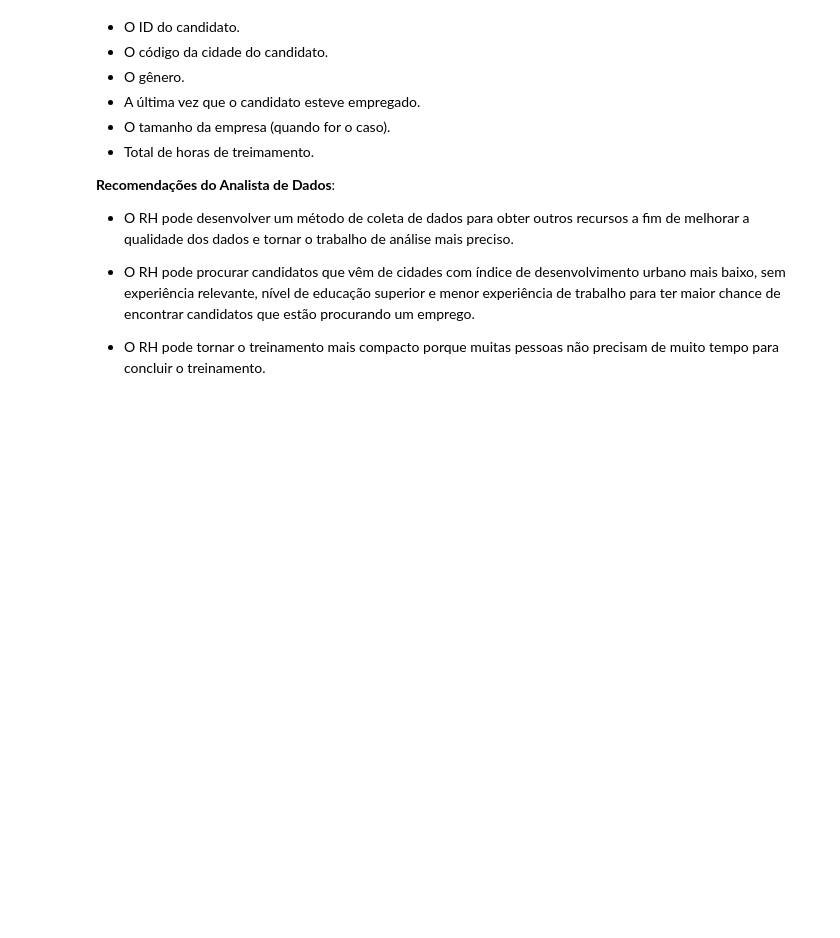
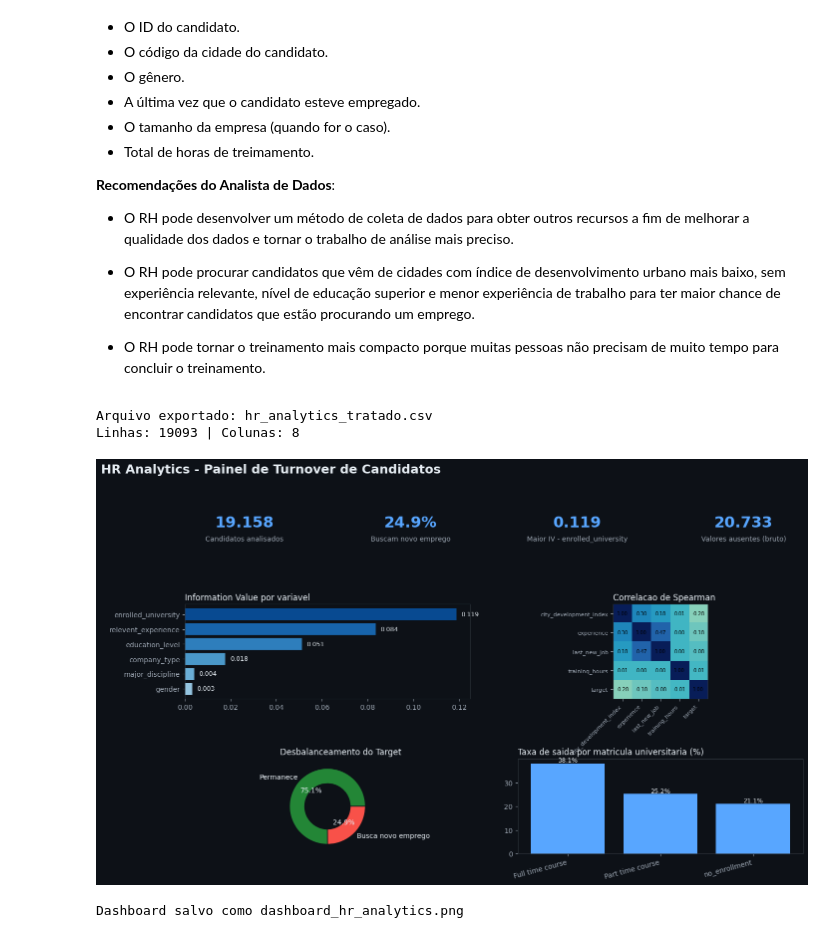
Before and after one commit to natoawayrj/Initial-HR-Analytics-project, a Jupyter notebook: ProjetoRH.ipynb, the cells around one changed output. Cells and saved outputs as stored; diff of their text form; code cells hidden in the pictures; blank space fills up the shorter version.

```diff
--- a/ProjetoRH.ipynb
+++ b/ProjetoRH.ipynb
@@ -1091,3 +1091,79 @@ Não são relevantes para a análise:
 - O RH pode procurar candidatos que vêm de cidades com índice de desenvolvimento urbano mais baixo, sem experiência relevante, nível de educação superior e menor experiência de trabalho para ter maior chance de encontrar candidatos que estão procurando um emprego.
 
 - O RH pode tornar o treinamento mais compacto porque muitas pessoas não precisam de muito tempo para concluir o treinamento.
+# %%
+# Exportando o dataset tratado para CSV (para uso em dashboard/BI)
+new_df.to_csv('hr_analytics_tratado.csv', index=False)
+print('Arquivo exportado:', 'hr_analytics_tratado.csv')
+print('Linhas:', new_df.shape[0], '| Colunas:', new_df.shape[1])
+# %% [output]
+Arquivo exportado: hr_analytics_tratado.csv
+Linhas: 19093 | Colunas: 8
+# %%
+import matplotlib.pyplot as plt
+import matplotlib.gridspec as gridspec
+import numpy as np
+import pandas as pd
+columns_cat = list(df.drop(columns=['target', 'enrollee_id', 'city', 'city_development_index', 'training_hours', 'experience', 'last_new_job', 'company_size']).columns)
+crosstabs = [pd.crosstab(df[c], df['target'], normalize='columns') for c in columns_cat]
+iv_values = [np.sum(np.log(ct[1] / ct[0]) * (ct[1] - ct[0])) for ct in crosstabs]
+df_iv = pd.DataFrame({'Feature': columns_cat, 'IV': iv_values}).set_index('Feature').sort_values('IV')
+df_num = df.copy()
+df_num['experience'] = df_num['experience'].replace({'<1': 1, '>20': 21}).astype(float)
+df_num['last_new_job'] = df_num['last_new_job'].replace({'never': 0, '>4': 5}).astype(float)
+corr = df_num.drop(columns=['enrollee_id']).corr(method='spearman', numeric_only=True)
+taxa_uni = df.groupby('enrolled_university')['target'].mean().sort_values(ascending=False) * 100
+total_candidatos = len(df)
+pct_saida = df['target'].mean() * 100
+iv_top_nome = df_iv['IV'].idxmax()
+iv_top_valor = df_iv['IV'].max()
+total_ausentes = int(df.isna().sum().sum())
+plt.rcParams.update({'figure.facecolor': '#0d1117', 'axes.facecolor': '#0d1117', 'savefig.facecolor': '#0d1117', 'text.color': '#e6edf3', 'axes.labelcolor': '#e6edf3', 'xtick.color': '#9da7b3', 'ytick.color': '#9da7b3', 'axes.edgecolor': '#30363d', 'font.size': 10})
+fig = plt.figure(figsize=(16, 9))
+gs = gridspec.GridSpec(3, 4, figure=fig, height_ratios=[0.6, 1.6, 1.6], hspace=0.8, wspace=0.4)
+fig.suptitle('HR Analytics - Painel de Turnover de Candidatos', fontsize=18, fontweight='bold', color='#e6edf3', x=0.02, ha='left')
+ax_k1 = fig.add_subplot(gs[0, 0])
+ax_k1.axis('off')
+ax_k1.text(0.5, 0.6, f"{total_candidatos:,}".replace(',', '.'), ha='center', va='center', fontsize=22, fontweight='bold', color='#58a6ff')
+ax_k1.text(0.5, 0.15, 'Candidatos analisados', ha='center', va='center', fontsize=10, color='#9da7b3')
+ax_k2 = fig.add_subplot(gs[0, 1])
+ax_k2.axis('off')
+ax_k2.text(0.5, 0.6, f"{pct_saida:.1f}%", ha='center', va='center', fontsize=22, fontweight='bold', color='#58a6ff')
+ax_k2.text(0.5, 0.15, 'Buscam novo emprego', ha='center', va='center', fontsize=10, color='#9da7b3')
+ax_k3 = fig.add_subplot(gs[0, 2])
+ax_k3.axis('off')
+ax_k3.text(0.5, 0.6, f"{iv_top_valor:.3f}", ha='center', va='center', fontsize=22, fontweight='bold', color='#58a6ff')
+ax_k3.text(0.5, 0.15, f"Maior IV - {iv_top_nome}", ha='center', va='center', fontsize=10, color='#9da7b3')
+ax_k4 = fig.add_subplot(gs[0, 3])
+ax_k4.axis('off')
+ax_k4.text(0.5, 0.6, f"{total_ausentes:,}".replace(',', '.'), ha='center', va='center', fontsize=22, fontweight='bold', color='#58a6ff')
+ax_k4.text(0.5, 0.15, 'Valores ausentes (bruto)', ha='center', va='center', fontsize=10, color='#9da7b3')
+ax1 = fig.add_subplot(gs[1, 0:2])
+colors_iv = plt.cm.Blues(np.linspace(0.4, 0.9, len(df_iv)))
+ax1.barh(df_iv.index, df_iv['IV'], color=colors_iv)
+ax1.set_title('Information Value por variavel', fontsize=12, loc='left', color='#e6edf3')
+iv_labels = [ax1.text(df_iv['IV'].iloc[i] + 0.002, i, f"{df_iv['IV'].iloc[i]:.3f}", va='center', fontsize=9, color='#e6edf3') for i in range(len(df_iv))]
+ax2 = fig.add_subplot(gs[1, 2:4])
+im = ax2.imshow(corr, cmap='YlGnBu', vmin=-1, vmax=1)
+ax2.set_xticks(range(len(corr.columns)))
+ax2.set_xticklabels(corr.columns, rotation=45, ha='right', fontsize=8)
+ax2.set_yticks(range(len(corr.columns)))
+ax2.set_yticklabels(corr.columns, fontsize=8)
+corr_labels = [ax2.text(b, a, f"{corr.values[a, b]:.2f}", ha='center', va='center', fontsize=7, color='black') for a in range(len(corr.columns)) for b in range(len(corr.columns))]
+ax2.set_title('Correlacao de Spearman', fontsize=12, loc='left', color='#e6edf3')
+ax3 = fig.add_subplot(gs[2, 0:2])
+vals = df['target'].value_counts(normalize=True) * 100
+ax3.pie(vals, labels=['Permanece', 'Busca novo emprego'], autopct='%.1f%%', colors=['#238636', '#f85149'], wedgeprops=dict(width=0.4, edgecolor='#0d1117'), textprops={'color': '#e6edf3'})
+ax3.set_title('Desbalanceamento do Target', fontsize=12, loc='left', color='#e6edf3')
+ax4 = fig.add_subplot(gs[2, 2:4])
+ax4.bar(taxa_uni.index, taxa_uni.values, color='#58a6ff')
+ax4.set_title('Taxa de saida por matricula universitaria (%)', fontsize=12, loc='left', color='#e6edf3')
+ax4.set_xticklabels(taxa_uni.index, rotation=15, ha='right')
+taxa_labels = [ax4.text(i, taxa_uni.values[i] + 0.5, f"{taxa_uni.values[i]:.1f}%", ha='center', fontsize=9, color='#e6edf3') for i in range(len(taxa_uni))]
+plt.tight_layout(rect=[0, 0, 1, 0.95])
+plt.savefig('dashboard_hr_analytics.png', dpi=150, bbox_inches='tight')
+plt.show()
+print('Dashboard salvo como dashboard_hr_analytics.png')
+# %% [output]
+[figure, added]
+Dashboard salvo como dashboard_hr_analytics.png
```
Also changed, not shown: parts of 15 cells of this notebook, 3 other files.
